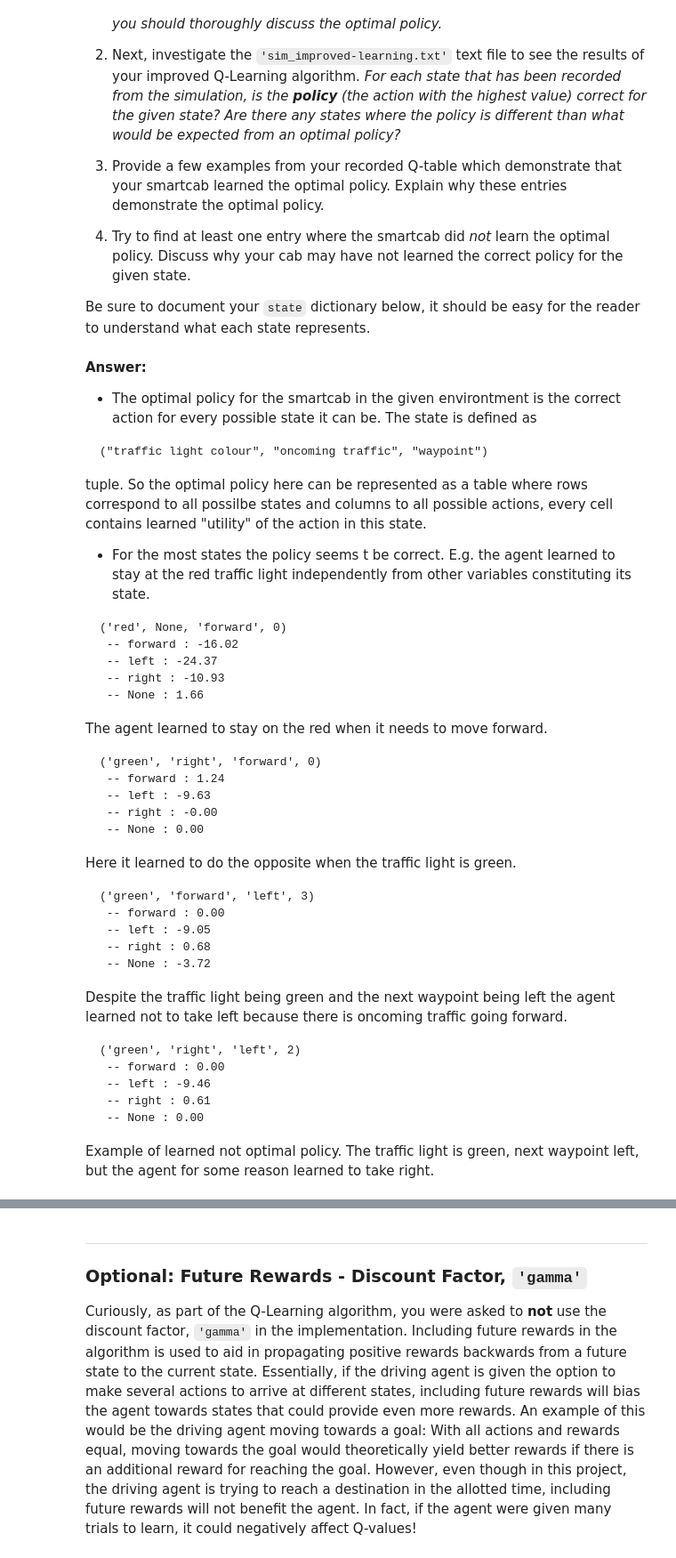
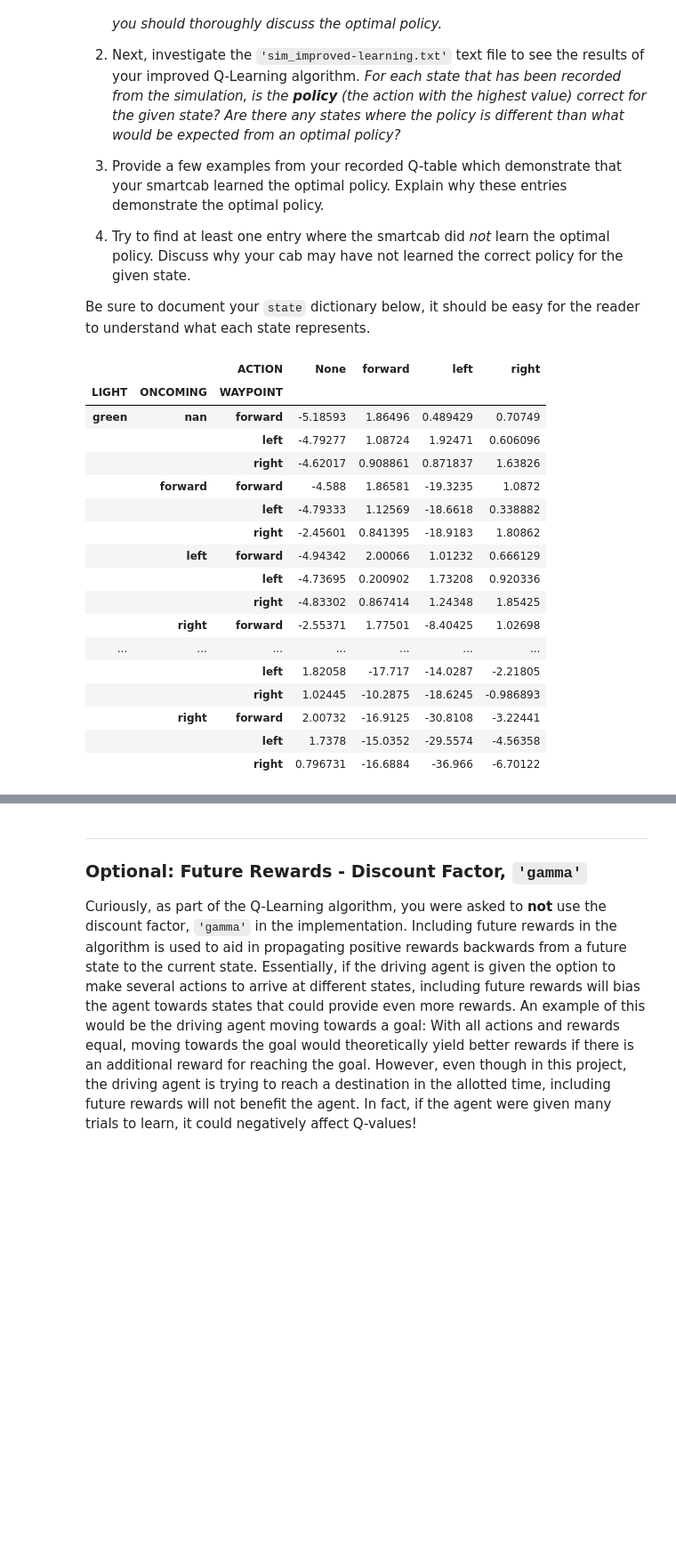
Before and after one commit to intsco/machine-learning, a Jupyter notebook: projects/smartcab/smartcab.ipynb, the cells around one changed output, grey strips where cells are left out. Shown at 89% size. Cells and saved outputs as stored; diff of their text form; code cells hidden in the pictures; blank space fills up the shorter version.

Commit message:
smartcab - addressed reviews comments, updated html report

````diff
--- a/projects/smartcab/smartcab.ipynb
+++ b/projects/smartcab/smartcab.ipynb
@@ -318,43 +319,10 @@ Sometimes, the answer to the important question *"what am I trying to get my age
 4. Try to find at least one entry where the smartcab did _not_ learn the optimal policy.  Discuss why your cab may have not learned the correct policy for the given state.
 
 Be sure to document your `state` dictionary below, it should be easy for the reader to understand what each state represents.
-# %% [markdown]
-**Answer:**
-* The optimal policy for the smartcab in the given environtment is the correct action for every possible state it can be. The state is defined as
-```
-("traffic light colour", "oncoming traffic", "waypoint")
-```
-tuple. So the optimal policy here can be represented as a table where rows correspond to all possilbe states and columns to all possible actions, every cell contains learned "utility" of the action in this state.
-* For the most states the policy seems t be correct. E.g. the agent learned to stay at the red traffic light independently from other variables constituting its state.
-```
-('red', None, 'forward', 0)
- -- forward : -16.02
- -- left : -24.37
- -- right : -10.93
- -- None : 1.66
-```
-The agent learned to stay on the red when it needs to move forward.
-```
-('green', 'right', 'forward', 0)
- -- forward : 1.24
- -- left : -9.63
- -- right : -0.00
- -- None : 0.00
-```
-Here it learned to do the opposite when the traffic light is green.
-```
-('green', 'forward', 'left', 3)
- -- forward : 0.00
- -- left : -9.05
- -- right : 0.68
- -- None : -3.72
-```
-Despite the traffic light being green and the next waypoint being left the agent learned not to take left because there is oncoming traffic going forward.
-```
-('green', 'right', 'left', 2)
- -- forward : 0.00
- -- left : -9.46
- -- right : 0.61
- -- None : 0.00
-```
-Example of learned not optimal policy. The traffic light is green, next waypoint left, but the agent for some reason learned to take right.
+# %%
+import pickle
+import pandas as pd
+Q = pickle.load(open('/tmp/Q.pkl', 'rb'))
+df = pd.DataFrame(Q).T
+df.index.names = ['LIGHT', 'ONCOMING', 'WAYPOINT']
+df.columns.names = ['ACTION']
@@ -360,0 +332,23 @@ Example of learned not optimal policy. The traffic light is green, next waypoint
+# %%
+s = df.style.background_gradient(cmap='viridis', axis=1,
+                                 low=0.25, high=0)
+s
+# %% [output]
+|  |  | ACTION | None | forward | left | right |
+| LIGHT | ONCOMING | WAYPOINT |  |  |  |  |
+| green | nan | forward | -5.18593 | 1.86496 | 0.489429 | 0.70749 |
+|  |  | left | -4.79277 | 1.08724 | 1.92471 | 0.606096 |
+|  |  | right | -4.62017 | 0.908861 | 0.871837 | 1.63826 |
+|  | forward | forward | -4.588 | 1.86581 | -19.3235 | 1.0872 |
+|  |  | left | -4.79333 | 1.12569 | -18.6618 | 0.338882 |
+|  |  | right | -2.45601 | 0.841395 | -18.9183 | 1.80862 |
+|  | left | forward | -4.94342 | 2.00066 | 1.01232 | 0.666129 |
+|  |  | left | -4.73695 | 0.200902 | 1.73208 | 0.920336 |
+|  |  | right | -4.83302 | 0.867414 | 1.24348 | 1.85425 |
+|  | right | forward | -2.55371 | 1.77501 | -8.40425 | 1.02698 |
+| ... | ... | ... | ... | ... | ... | ... |
+|  |  | left | 1.82058 | -17.717 | -14.0287 | -2.21805 |
+|  |  | right | 1.02445 | -10.2875 | -18.6245 | -0.986893 |
+|  | right | forward | 2.00732 | -16.9125 | -30.8108 | -3.22441 |
+|  |  | left | 1.7378 | -15.0352 | -29.5574 | -4.56358 |
+|  |  | right | 0.796731 | -16.6884 | -36.966 | -6.70122 |
````
Also changed, not shown: parts of 7 cells of this notebook, 5 other files.
